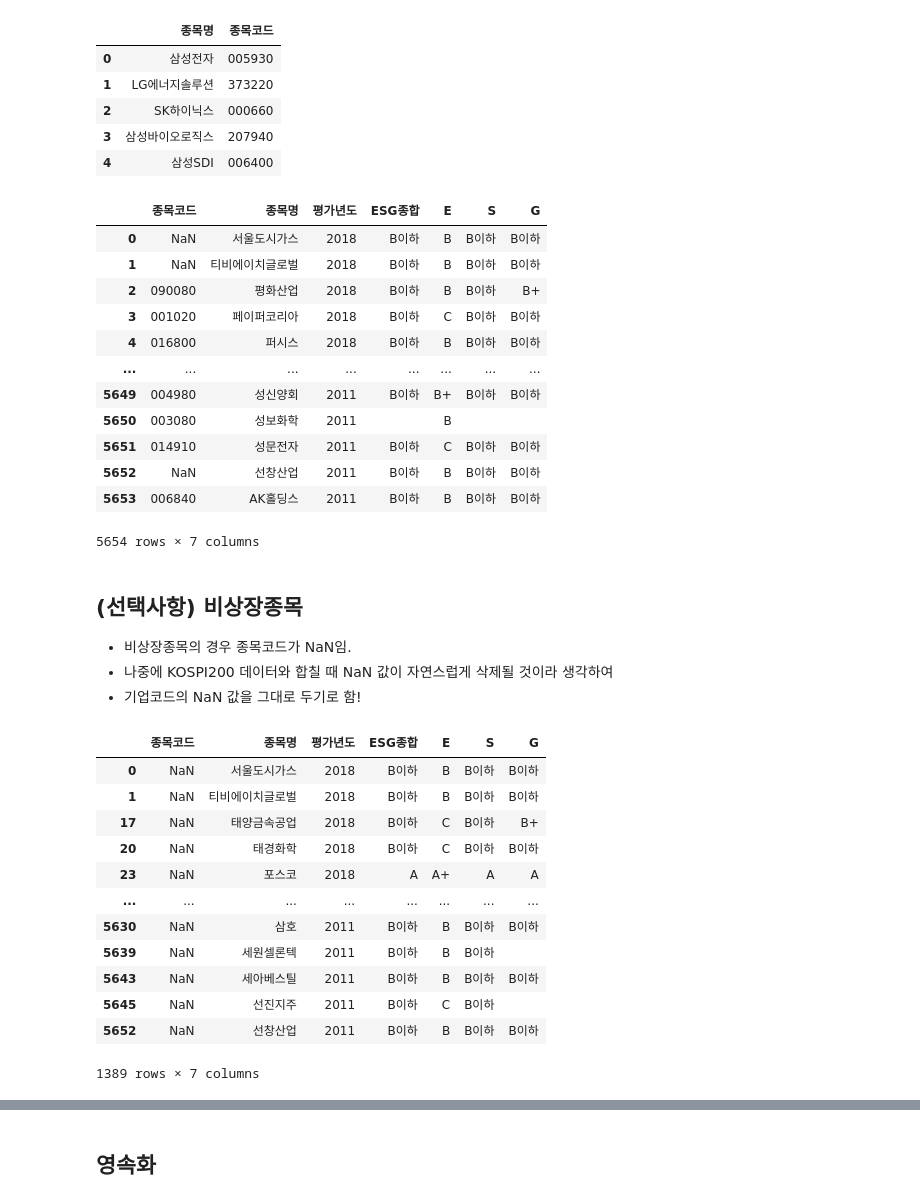
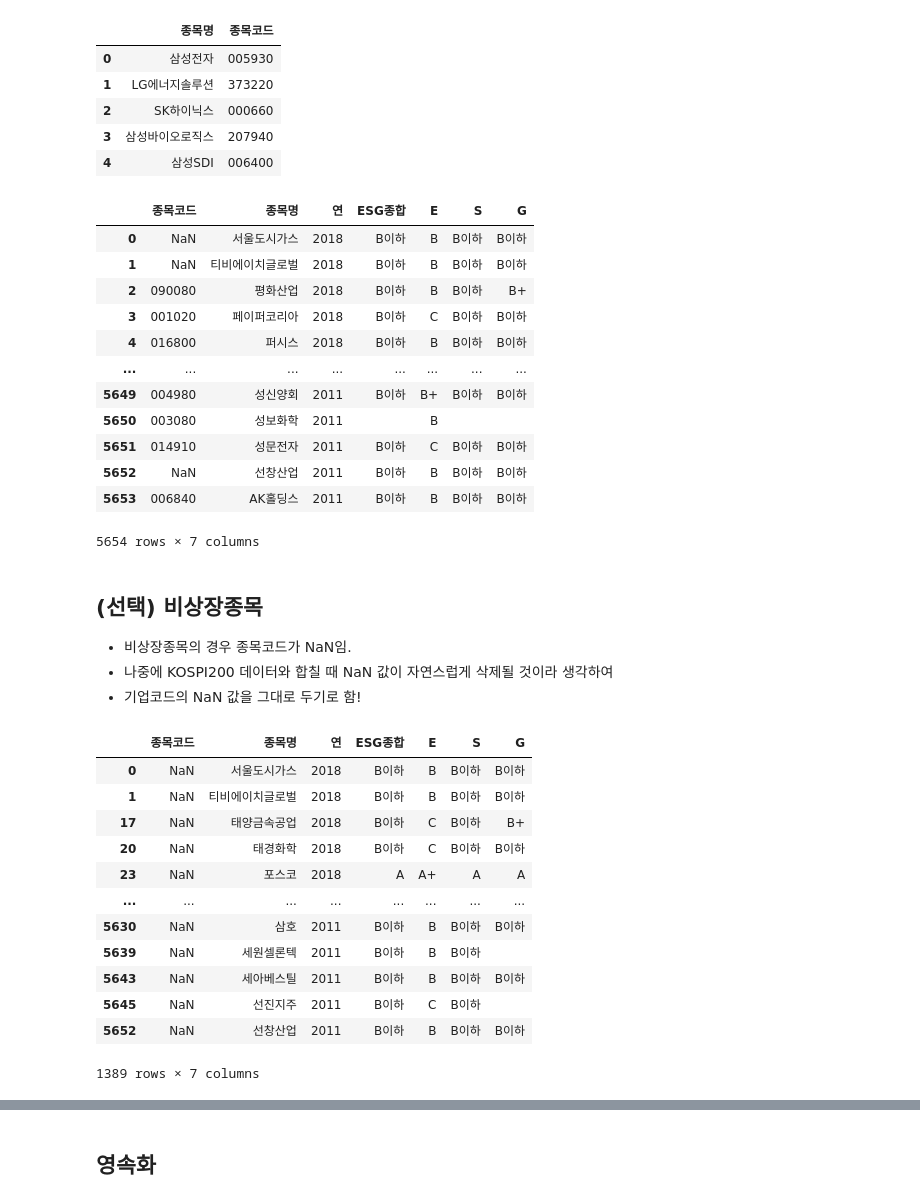
Before and after one commit to dkssudgb/ESG, a Jupyter notebook: DataCollection/esgRating.ipynb, the cells around one changed output, grey strips where cells are left out. Cells and saved outputs as stored; diff of their text form; code cells hidden in the pictures.

```diff
--- a/DataCollection/esgRating.ipynb
+++ b/DataCollection/esgRating.ipynb
@@ -65,7 +49,7 @@ for year in tqdm(range(2011, 2018 + 1)):
     response = requests.post('https://data.krx.co.kr/comm/bldAttendant/getJsonData.cmd', headers = headers, data = data)
     df_list.append(pd.DataFrame(response.json()['block1']))
 
-df_esg_1118 = pd.concat(df_list).drop(columns = 'RN').reset_index(drop = True)
-df_esg_1118.sample(10)
+df_esg = pd.concat(df_list).drop(columns = 'RN').reset_index(drop = True)
+df_esg.sample(10)
 # %% [output]
 |  | ISU_NM | GRD1 | GRD2 | GRD3 | GRD4 | YY |
@@ -82,8 +66,8 @@ df_esg_1118.sample(10)
 # %% [markdown]
 ## 전처리
 # %%
-df_esg_1118.columns = ['종목명','ESG종합','E','S','G','평가년도']
-df_esg_1118 = df_esg_1118.sort_values(by="평가년도", ascending=False)
-df_esg_1118 = df_esg_1118.reset_index(drop=True)
-df_esg_1118
+df_esg.columns = ['종목명','ESG종합','E','S','G','연']
+df_esg = df_esg.sort_values(by="연", ascending=False)
+df_esg = df_esg.reset_index(drop=True)
+df_esg
 # %% [output]
@@ -116,11 +100,11 @@ df_krx.head()
 | 3 | 삼성바이오로직스 | 207940 |
 | 4 | 삼성SDI | 006400 |
 # %%
-df_esg_1118 = df_esg_1118.merge(df_krx, on="종목명", how="left")
-df_esg_1118 = df_esg_1118[["종목코드", "종목명", "평가년도", 'ESG종합','E','S','G']]
-df_esg_1118
+df_esg = df_esg.merge(df_krx, on="종목명", how="left")
+df_esg = df_esg[["종목코드", "종목명", "연", 'ESG종합','E','S','G']]
+df_esg
 # %% [output]
-|  | 종목코드 | 종목명 | 평가년도 | ESG종합 | E | S | G |
+|  | 종목코드 | 종목명 | 연 | ESG종합 | E | S | G |
 | 0 | NaN | 서울도시가스 | 2018 | B이하 | B | B이하 | B이하 |
 | 1 | NaN | 티비에이치글로벌 | 2018 | B이하 | B | B이하 | B이하 |
 | 2 | 090080 | 평화산업 | 2018 | B이하 | B | B이하 | B+ |
@@ -134,14 +118,14 @@ df_esg_1118
 | 5653 | 006840 | AK홀딩스 | 2011 | B이하 | B | B이하 | B이하 |
 5654 rows × 7 columns
 # %% [markdown]
-## (선택사항) 비상장종목
+## (선택) 비상장종목
 - 비상장종목의 경우 종목코드가 NaN임.
 - 나중에 KOSPI200 데이터와 합칠 때 NaN 값이 자연스럽게 삭제될 것이라 생각하여
 - 기업코드의 NaN 값을 그대로 두기로 함!
 # %%
-df_esg_1118[df_esg_1118['종목코드'].isnull()]
+df_esg[df_esg['종목코드'].isnull()]
 # %% [output]
-|  | 종목코드 | 종목명 | 평가년도 | ESG종합 | E | S | G |
+|  | 종목코드 | 종목명 | 연 | ESG종합 | E | S | G |
 | 0 | NaN | 서울도시가스 | 2018 | B이하 | B | B이하 | B이하 |
 | 1 | NaN | 티비에이치글로벌 | 2018 | B이하 | B | B이하 | B이하 |
 | 17 | NaN | 태양금속공업 | 2018 | B이하 | C | B이하 | B+ |
```
Also changed, not shown: parts of 31 cells of this notebook, 6 other files.
